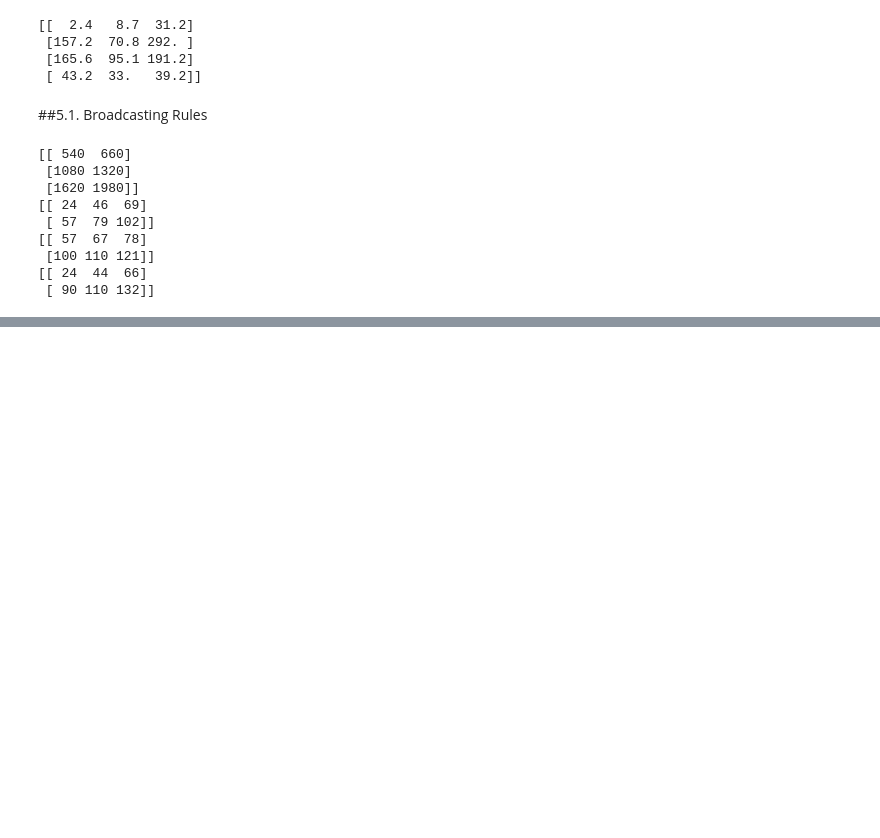
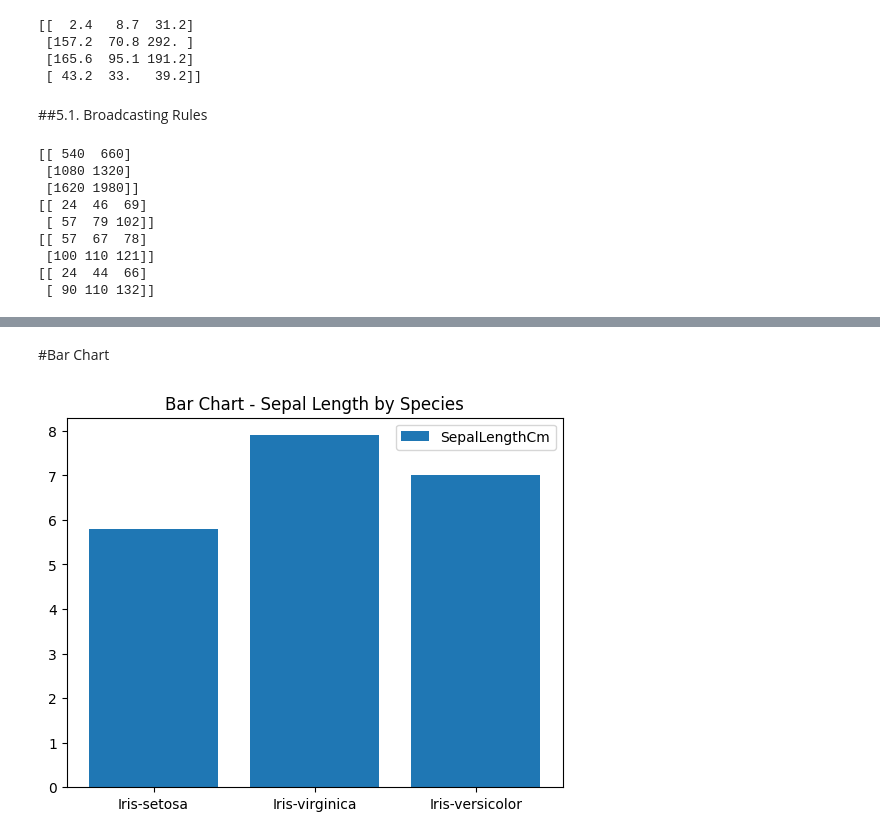
Before and after one commit to Aishaamalik/Data-Analysis-Intern, a Jupyter notebook: Week_0(Geeks_for_Greeks).ipynb, the cells around one changed output, grey strips where cells are left out. Saved outputs shown, nothing was run; the diff lists cells and outputs as text; code cells hidden in the pictures; blank space fills up the shorter version.

```diff
--- a/Week_0(Geeks_for_Greeks).ipynb
+++ b/Week_0(Geeks_for_Greeks).ipynb
@@ -187,0 +425,14 @@ print(X * 2)
+# %% [markdown]
+#Bar Chart
+# %%
+# Bar Chart with the Iris Dataset
+import pandas as pd
+
+df = pd.read_csv("Iris.csv")
+
+plt.bar(df['Species'], df['SepalLengthCm'])
+plt.title("Bar Chart - Sepal Length by Species")
+plt.legend(["SepalLengthCm"])
+plt.show()
+# %% [output]
+[figure, added]
```
Also changed, not shown: parts of 52 cells of this notebook.
